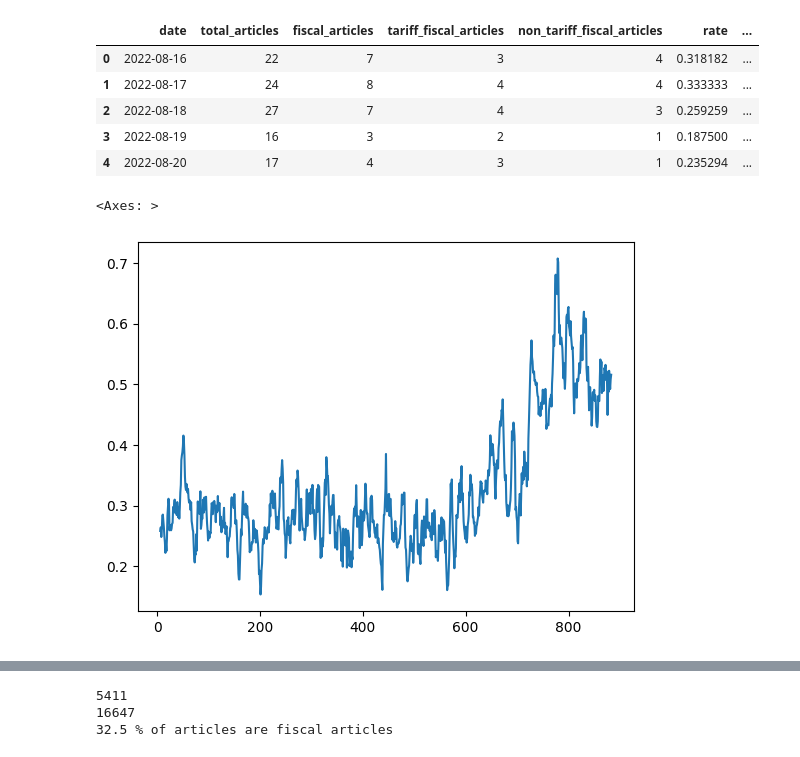
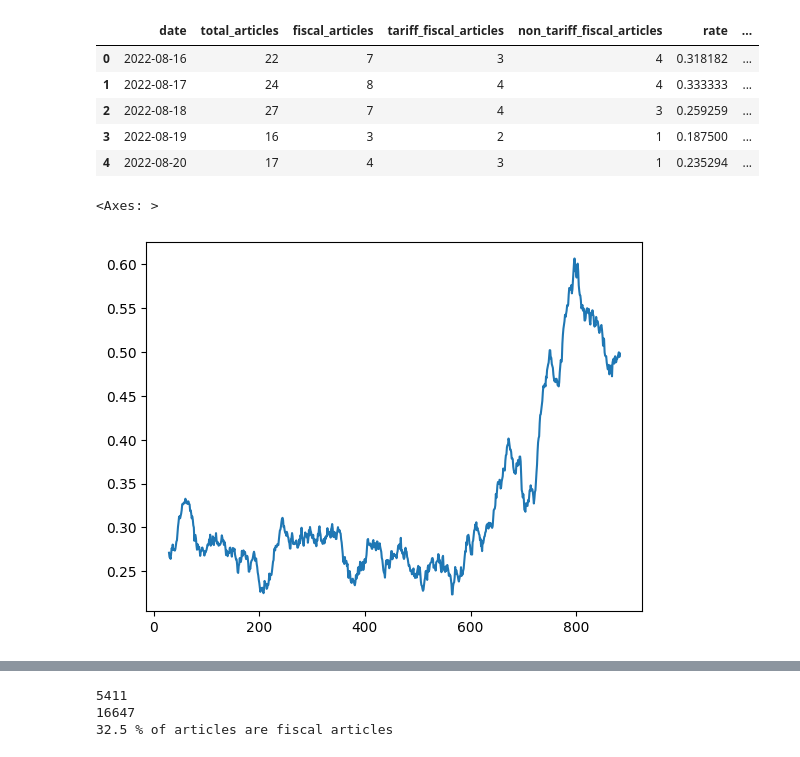
Before and after one commit to UWA-DS-11/capstone-project-11, a Jupyter notebook: fiscal_policy_index/pdf_extraction.ipynb, the cells around one changed output, grey strips where cells are left out. Cells and saved outputs as stored; diff of their text form; code cells hidden in the pictures.

```diff
--- a/fiscal_policy_index/pdf_extraction.ipynb
+++ b/fiscal_policy_index/pdf_extraction.ipynb
@@ -605,7 +605,7 @@ wsj_fpi.head(5)
 | 3 | 2022-08-19 | 16 | 3 | 2 | 1 | 0.187500 | ... |
 | 4 | 2022-08-20 | 17 | 4 | 3 | 1 | 0.235294 | ... |
 # %%
-wsj_fpi['rate'].rolling(7).mean().plot()
+wsj_fpi['rate'].rolling(30).mean().plot()
 # %% [output]
 <Axes: >
-[figure, old version]
+[figure, new version]
```
Also changed, not shown: parts of 2 cells of this notebook.
